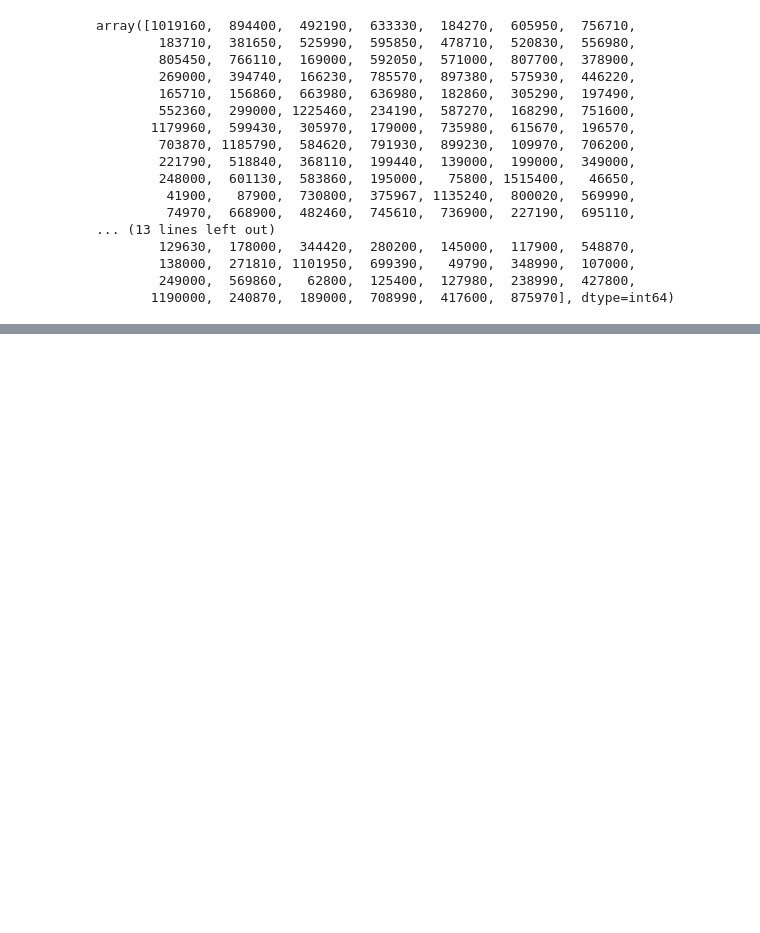
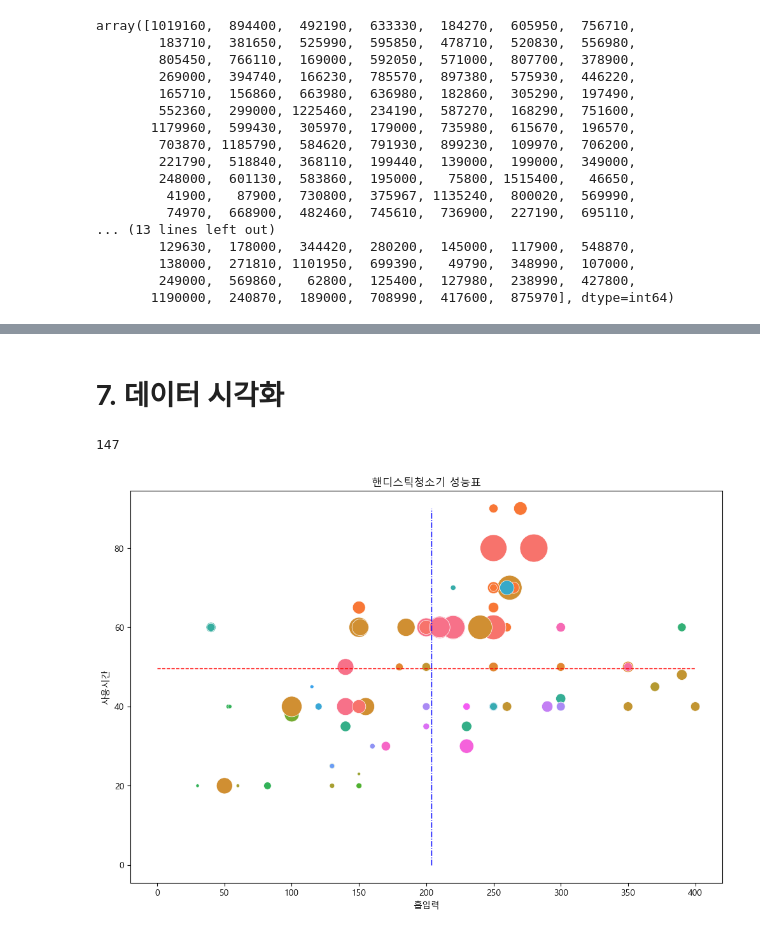
Before and after one commit to hyewon961117/hwstudy, a Jupyter notebook: 크롤링/HW22_동적_5_다나와 무선청소기.ipynb, the cells around one changed output, grey strips where cells are left out. Cells and saved outputs as stored; diff of their text form; code cells hidden in the pictures; blank space fills up the shorter version.

```diff
--- a/크롤링/HW22_동적_5_다나와 무선청소기.ipynb
+++ b/크롤링/HW22_동적_5_다나와 무선청소기.ipynb
@@ -672,0 +738,8 @@ pd_data_final.to_csv("2_result_preprocessing.csv")
+# %%
+# 평균값 정리
+price_mean_value = pd_data_final['가격'].mean()
+suction_mean_value = pd_data_final['흡입력'].mean()
+use_time_mean_value = pd_data_final['사용시간'].mean()
+print('가격 평균 : ', price_mean_value)
+print('흡입력 평균 : ', suction_mean_value)
+print('사용시간 평균 : ', use_time_mean_value)
@@ -672,0 +774,39 @@ pd_data_final.to_csv("2_result_preprocessing.csv")
+# %% [markdown]
+# 7. 데이터 시각화
+# %%
+import numpy as np
+import pandas as pd
+import matplotlib.pyplot as plt
+import seaborn as sns
+
+from matplotlib import font_manager, rc
+import matplotlib.pyplot as plt
+import matplotlib as mpl
+
+#마이너스 표시
+mpl.rcParams['axes.unicode_minus'] = False
+plt.rc('font', family='Malgun Gothic')
+# %%
+chart_data = pd_data_final.dropna(axis = 0)
+len(chart_data)
+# %% [output]
+147
+# %%
+# 흡입력, 사용시간의 최대값과 최소값 정리
+suction_max_value = chart_data['흡입력'].max()
+suction_min_value = chart_data['흡입력'].min()
+use_time_max_value = chart_data['사용시간'].max()
+use_time_min_value = chart_data['사용시간'].min()
+# %%
+# 청소기 성능 시각화
+plt.figure(figsize=(12,8))
+plt.title("핸디스틱청소기 성능표")
+sns.scatterplot(x="흡입력", y="사용시간", size="가격", hue=chart_data['회사명'],
+               data=chart_data, sizes=(10,1000), legend=False)
+plt.plot([0, suction_max_value], [use_time_mean_value, use_time_mean_value],
+        "r--", lw=1) #linewidth=1
+plt.plot([suction_mean_value, suction_mean_value], [0, use_time_max_value],
+        "b-.", lw=1)
+plt.show()
+# %% [output]
+[figure, added]
```
Also changed, not shown: parts of 16 cells of this notebook, 3 other files.
